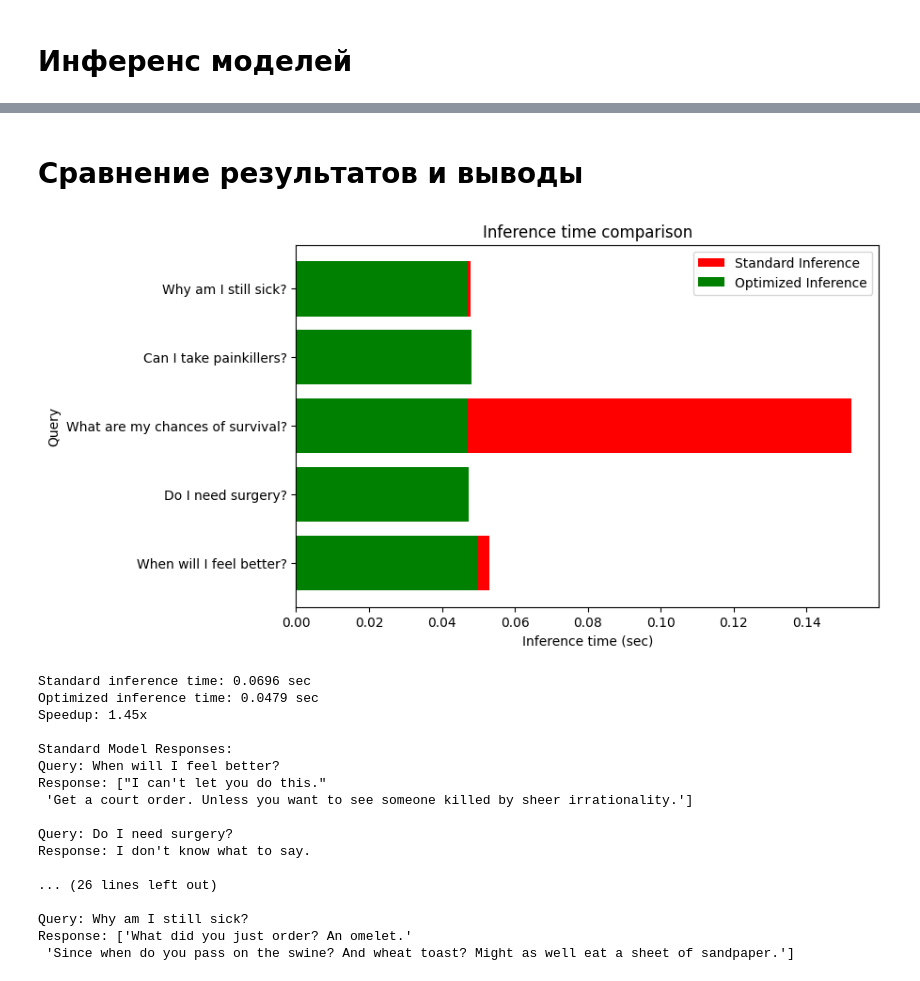
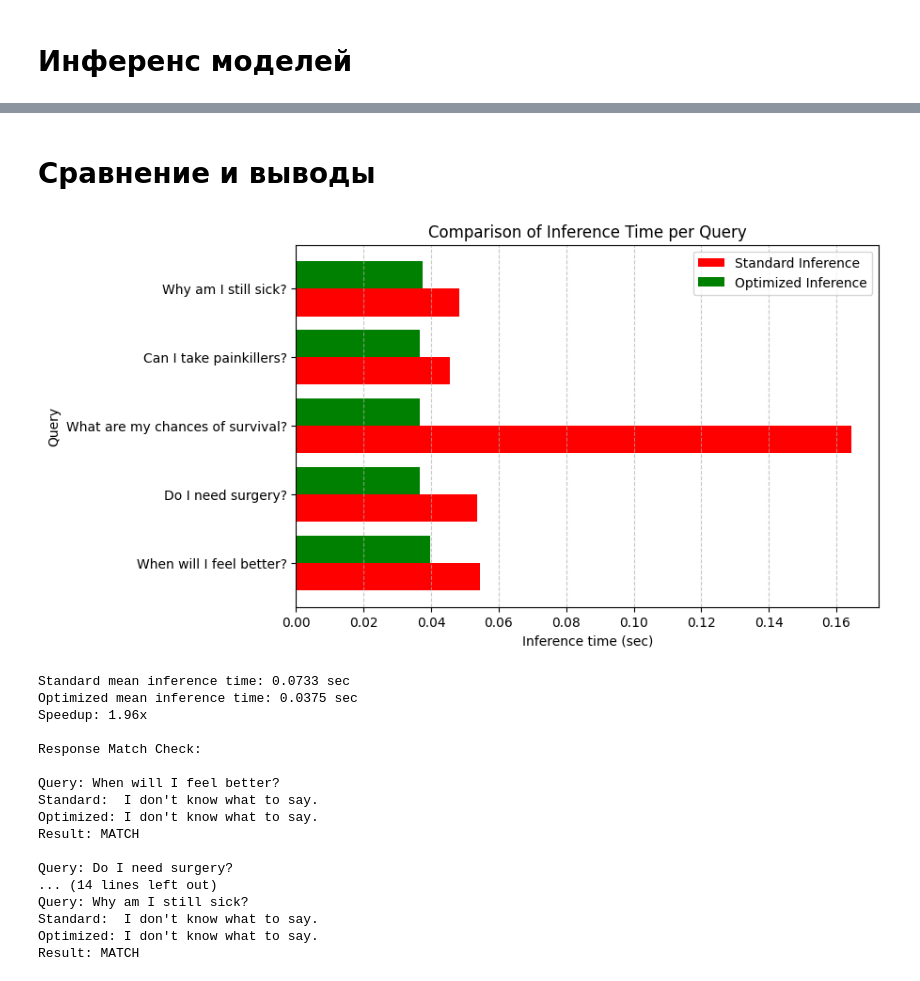
Before and after one commit to nikatonika/chat_bot_dr.house, a Jupyter notebook: models/inference_comparison.ipynb, the cells around one changed output, grey strips where cells are left out. Saved outputs shown, nothing was run; the diff lists cells and outputs as text; code cells hidden in the pictures.

```diff
--- a/models/inference_comparison.ipynb
+++ b/models/inference_comparison.ipynb
@@ -163,52 +245,63 @@ Optimized inference time: 0.0479 sec
 # %% [markdown]
-# Сравнение результатов и выводы
+# Сравнение и выводы
 # %%
 import matplotlib.pyplot as plt
 
-# Визуализация сравнения времени
+# Установка размеров графика
 plt.figure(figsize=(8, 5))
-plt.barh(queries, times, color="red", label="Standard Inference")
-plt.barh(queries, times_fast, color="green", label="Optimized Inference")
+
+# Позиции для столбцов
+y_positions = np.arange(len(queries))
+
+# Построение графика
+plt.barh(y_positions - 0.2, times, height=0.4, color="red", label="Standard Inference")
+plt.barh(y_positions + 0.2, times_fast, height=0.4, color="green", label="Optimized Inference")
+
+# Настройки осей
+plt.yticks(y_positions, queries)
 plt.xlabel("Inference time (sec)")
 plt.ylabel("Query")
-plt.title("Inference time comparison")
+plt.title("Comparison of Inference Time per Query")
 plt.legend()
+plt.grid(axis="x", linestyle="--", alpha=0.7)
+
+# Отображение графика
 plt.show()
 
+
 # Вывод результатов
-print(f"Standard inference time: {np.mean(times):.4f} sec")
-print(f"Optimized inference time: {np.mean(times_fast):.4f} sec")
+print(f"Standard mean inference time: {np.mean(times):.4f} sec")
+print(f"Optimized mean inference time: {np.mean(times_fast):.4f} sec")
 print(f"Speedup: {np.mean(times) / np.mean(times_fast):.2f}x")
 
-# Проверка качества
-print("\nStandard Model Responses:")
-for q in queries:
-    print(f"Query: {q}")
-    print(f"Response: {get_house_response(q)}\n")
-
-print("\nOptimized Model Responses:")
-for q in queries:
-    print(f"Query: {q}")
-    print(f"Response: {get_house_response_fast([q])[0]}\n")
+# Проверка совпадения ответов
+print("\nResponse Match Check:")
+for i in range(len(queries)):
+    match = responses[i] == responses_fast[i]
+    status = "MATCH" if match else "DIFFERENT"
+    print(f"\nQuery: {queries[i]}")
+    print(f"Standard:  {responses[i]}")
+    print(f"Optimized: {responses_fast[i]}")
+    print(f"Result: {status}")
 # %% [output]
-[figure, old version]
+[figure, new version]
-Standard inference time: 0.0696 sec
-Optimized inference time: 0.0479 sec
-Speedup: 1.45x
+Standard mean inference time: 0.0733 sec
+Optimized mean inference time: 0.0375 sec
+Speedup: 1.96x
 
-Standard Model Responses:
+Response Match Check:
+
 Query: When will I feel better?
-Response: ["I can't let you do this."
- 'Get a court order. Unless you want to see someone killed by sheer irrationality.']
+Standard:  I don't know what to say.
+Optimized: I don't know what to say.
+Result: MATCH
 
 Query: Do I need surgery?
-Response: I don't know what to say.
-
-... (26 lines left out)
-
+... (14 lines left out)
 Query: Why am I still sick?
-Response: ['What did you just order? An omelet.'
- 'Since when do you pass on the swine? And wheat toast? Might as well eat a sheet of sandpaper.']
+Standard:  I don't know what to say.
+Optimized: I don't know what to say.
+Result: MATCH
 # %% [markdown]
 ### **Выводы по инференсу модели**
 
```
Also changed, not shown: parts of 11 cells of this notebook, 38 other files.
